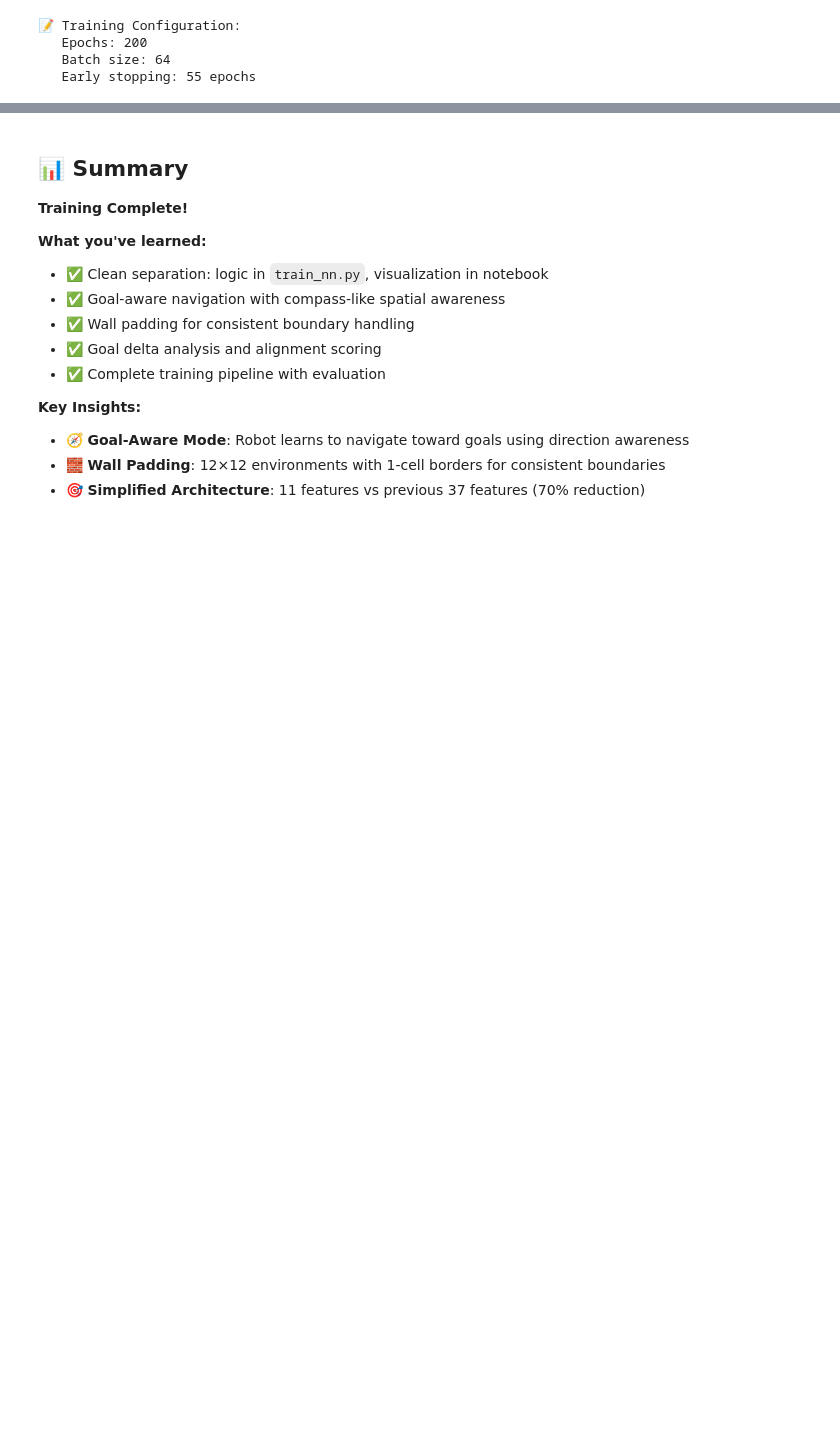
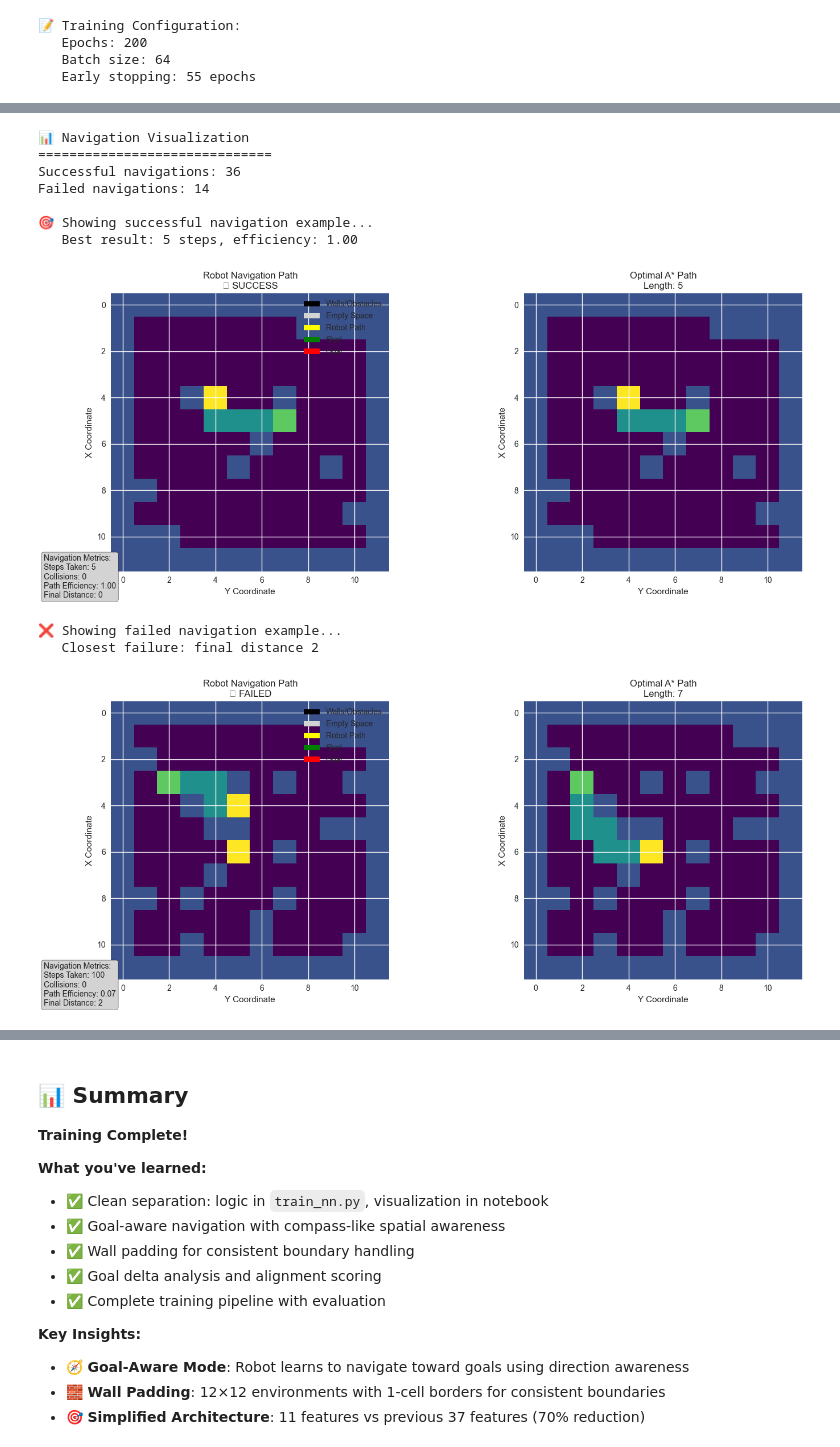
Before and after one commit to oalahurikar/Robot-Navigation, a Jupyter notebook: notebooks/02_neural_network_exploration.ipynb, the cells around one changed output, grey strips where cells are left out. Drawn from its saved outputs; the diff is of its cells as text; code cells hidden in the pictures; blank space fills up the shorter version.

```diff
--- a/notebooks/02_neural_network_exploration.ipynb
+++ b/notebooks/02_neural_network_exploration.ipynb
@@ -464,0 +606,42 @@ RIGHT:
+# %%
+# 📊 VISUALIZE NAVIGATION RESULTS
+# ===============================
+
+# Show successful navigation examples
+successful_results = [r for r in results if r.success]
+failed_results = [r for r in results if not r.success]
+
+print(f"📊 Navigation Visualization")
+print("=" * 30)
+print(f"Successful navigations: {len(successful_results)}")
+print(f"Failed navigations: {len(failed_results)}")
+
+if successful_results:
+    print(f"\n🎯 Showing successful navigation example...")
+    # Show the most efficient successful navigation
+    best_result = min(successful_results, key=lambda r: r.steps_taken)
+    print(f"   Best result: {best_result.steps_taken} steps, efficiency: {best_result.path_efficiency:.2f}")
+    visualize_navigation_result(best_result)
+else:
+    print(f"\n❌ No successful navigations to visualize")
+
+if failed_results:
+    print(f"\n❌ Showing failed navigation example...")
+    # Show the closest failed navigation (lowest final distance)
+    closest_failed = min(failed_results, key=lambda r: r.final_distance_to_goal)
+    print(f"   Closest failure: final distance {closest_failed.final_distance_to_goal}")
+    visualize_navigation_result(closest_failed)
+else:
+    print(f"\n✅ No failed navigations to analyze")
+# %% [output]
+📊 Navigation Visualization
+==============================
+Successful navigations: 36
+Failed navigations: 14
+
+🎯 Showing successful navigation example...
+   Best result: 5 steps, efficiency: 1.00
+[figure, added]
+❌ Showing failed navigation example...
+   Closest failure: final distance 2
+[figure, added]
```
Also changed, not shown: parts of 11 cells of this notebook, 2 other files.
